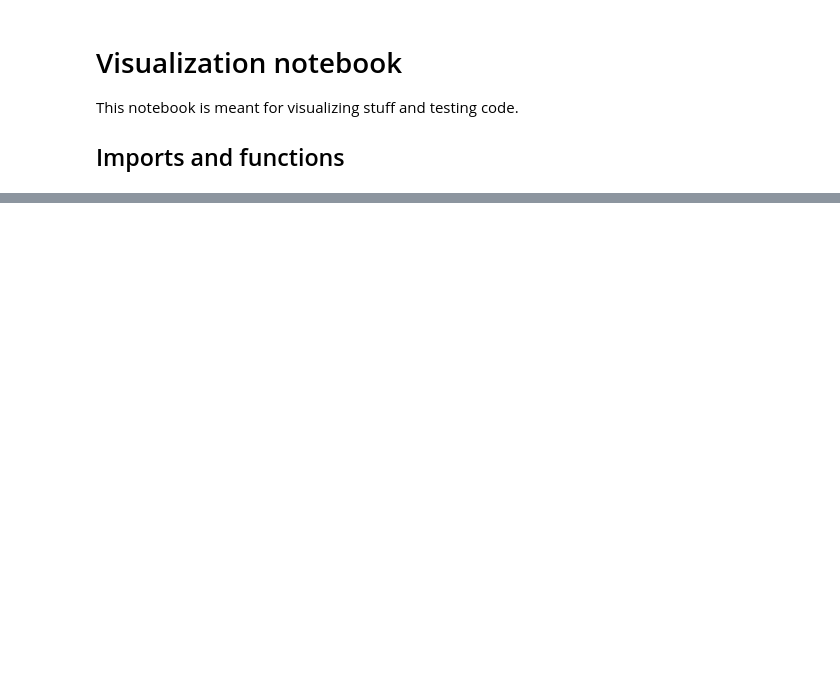
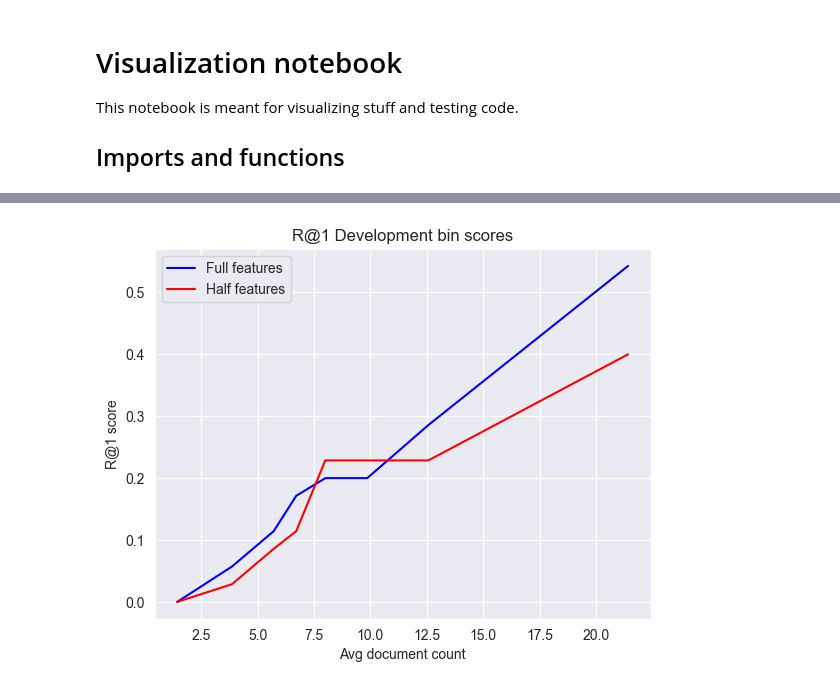
Before and after one commit to eric-sclafani/gram2vec, a Jupyter notebook: gram2vec/visualize.ipynb, the cells around one changed output, grey strips where cells are left out. Cells and saved outputs as stored; diff of their text form; code cells hidden in the pictures; blank space fills up the shorter version.

```diff
--- a/gram2vec/visualize.ipynb
+++ b/gram2vec/visualize.ipynb
@@ -126,0 +174,21 @@ Max # of docs: {author_max}""")
+# %%
+ALL_FEATS_ACCS = [0.0, 0.05714285714285714, 0.11428571428571428, 0.17142857142857143, 0.2, 0.2, 0.2857142857142857, 0.5428571428571428]
+HALF_FEATS_ACCS = [0.0, 0.02857142857142857, 0.08571428571428572, 0.11428571428571428, 0.22857142857142856, 0.22857142857142856, 0.22857142857142856, 0.4]
+
+old_df = pd.DataFrame(
+    {"Full features": ALL_FEATS_ACCS,
+     "Half features": HALF_FEATS_ACCS,
+     "Bin labels":labels}
+)
+
+
+sns.lineplot(data=old_df, x="Bin labels", y="Full features",color="blue", label="Full features")
+sns.lineplot(data=old_df, x="Bin labels", y="Half features", color="red", label="Half features")
+plt.xlabel("Avg document count")
+plt.ylabel("R@1 score")
+plt.title("R@1 Development bin scores")
+plt.legend()
+
+plt.show()
+# %% [output]
+[figure, added]
```
Also changed, not shown: parts of 10 cells of this notebook, 6 other files.
